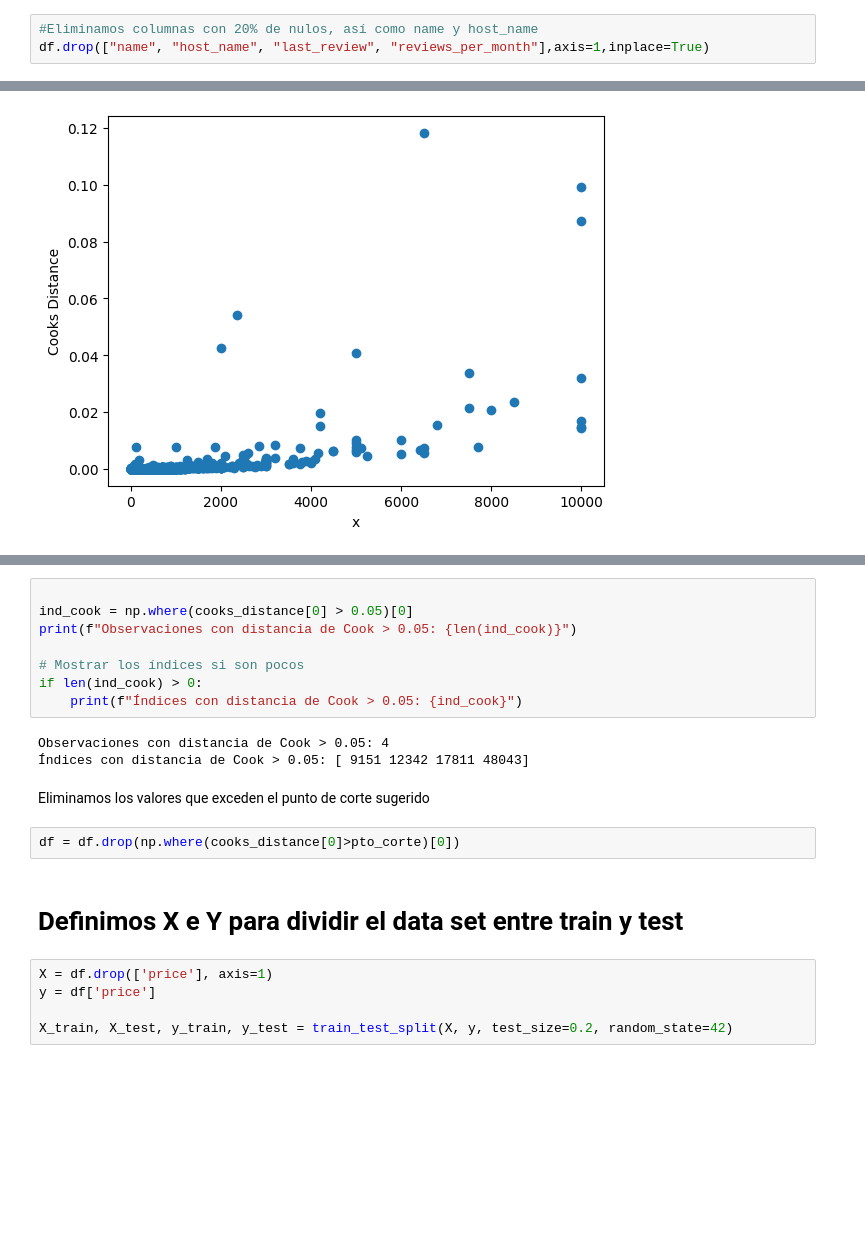
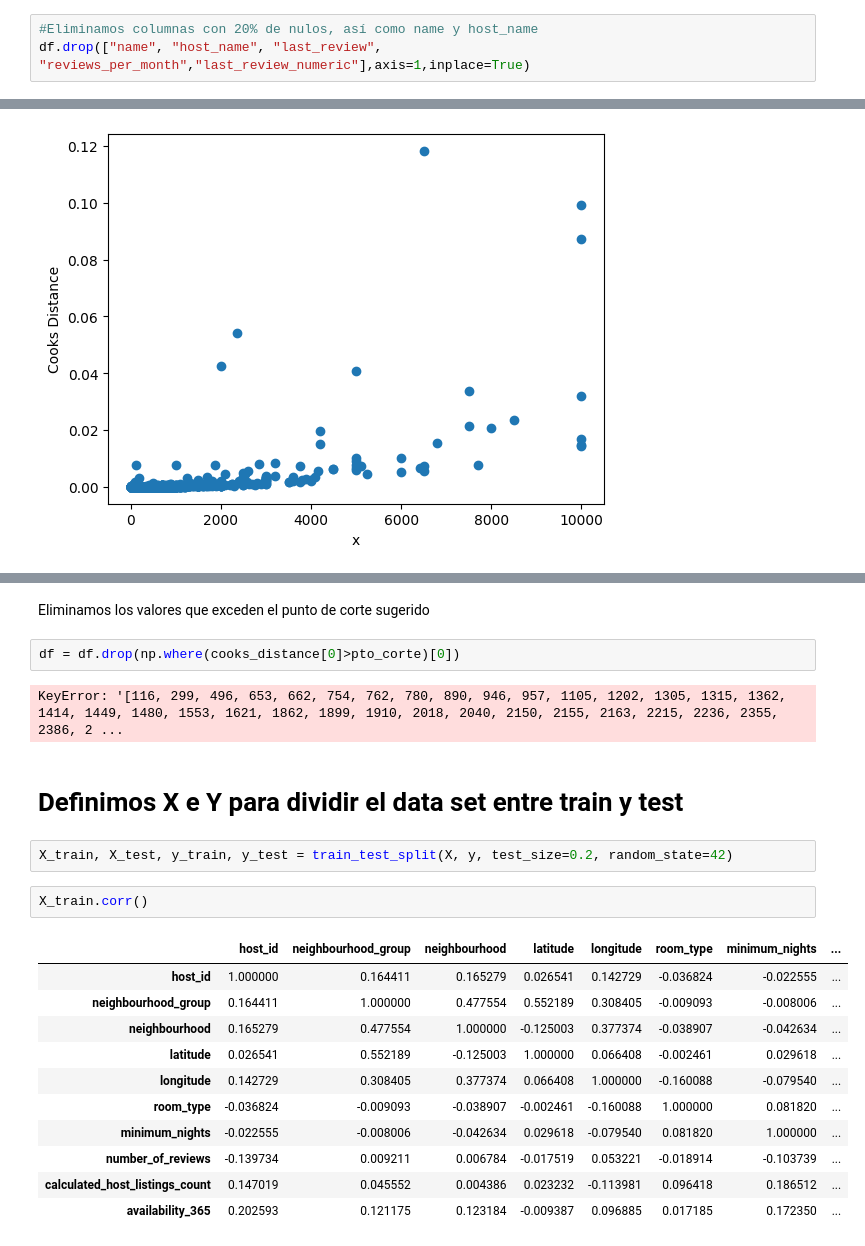
Before and after one commit to 4GeeksAcademy/Data-Preprocessing-Project-Vicente-Polo, a Jupyter notebook: src/explore.ipynb, the cells around one changed output, grey strips where cells are left out. Cells and saved outputs as stored; diff of their text form; blank space fills up the shorter version.

```diff
--- a/src/explore.ipynb
+++ b/src/explore.ipynb
@@ -256,7 +255,7 @@ Podemos sacar la conclusión de que aquellos apartamentos/habitaciones con todos
 # Volviendo al tema de la limpieza de datos, eliminamos los datos correspondientes a review y tambien las columnas name y host_name
 # %%
 #Eliminamos columnas con 20% de nulos, así como name y host_name
-df.drop(["name", "host_name", "last_review", "reviews_per_month"],axis=1,inplace=True)
+df.drop(["name", "host_name", "last_review", "reviews_per_month","last_review_numeric"],axis=1,inplace=True)
 # %%
 #Procedemos a comprobar si aún quedan datos faltantes
 
@@ -316,22 +313,24 @@ Me muestra los valores por encima de 0.05
-# %%
-
-ind_cook = np.where(cooks_distance[0] > 0.05)[0]
-print(f"Observaciones con distancia de Cook > 0.05: {len(ind_cook)}")
-
-# Mostrar los índices si son pocos
-if len(ind_cook) > 0:
-    print(f"Índices con distancia de Cook > 0.05: {ind_cook}")
-# %% [output]
-Observaciones con distancia de Cook > 0.05: 4
-Índices con distancia de Cook > 0.05: [ 9151 12342 17811 48043]
 # %% [markdown]
 Eliminamos los valores que exceden el punto de corte sugerido
 # %%
 df = df.drop(np.where(cooks_distance[0]>pto_corte)[0])
+# %% [output]
+KeyError: '[116, 299, 496, 653, 662, 754, 762, 780, 890, 946, 957, 1105, 1202, 1305, 1315, 1362, 1414, 1449, 1480, 1553, 1621, 1862, 1899, 1910, 2018, 2040, 2150, 2155, 2163, 2215, 2236, 2355, 2386, 2 ...
 # %% [markdown]
 # Definimos X e Y para dividir el data set entre train y test
 # %%
-X = df.drop(['price'], axis=1)
-y = df['price']
-
 X_train, X_test, y_train, y_test = train_test_split(X, y, test_size=0.2, random_state=42)
+# %%
+X_train.corr()
+# %% [output]
+|  | host_id | neighbourhood_group | neighbourhood | latitude | longitude | room_type | minimum_nights | ... |
+| host_id | 1.000000 | 0.164411 | 0.165279 | 0.026541 | 0.142729 | -0.036824 | -0.022555 | ... |
+| neighbourhood_group | 0.164411 | 1.000000 | 0.477554 | 0.552189 | 0.308405 | -0.009093 | -0.008006 | ... |
+| neighbourhood | 0.165279 | 0.477554 | 1.000000 | -0.125003 | 0.377374 | -0.038907 | -0.042634 | ... |
+| latitude | 0.026541 | 0.552189 | -0.125003 | 1.000000 | 0.066408 | -0.002461 | 0.029618 | ... |
+| longitude | 0.142729 | 0.308405 | 0.377374 | 0.066408 | 1.000000 | -0.160088 | -0.079540 | ... |
+| room_type | -0.036824 | -0.009093 | -0.038907 | -0.002461 | -0.160088 | 1.000000 | 0.081820 | ... |
+| minimum_nights | -0.022555 | -0.008006 | -0.042634 | 0.029618 | -0.079540 | 0.081820 | 1.000000 | ... |
+| number_of_reviews | -0.139734 | 0.009211 | 0.006784 | -0.017519 | 0.053221 | -0.018914 | -0.103739 | ... |
+| calculated_host_listings_count | 0.147019 | 0.045552 | 0.004386 | 0.023232 | -0.113981 | 0.096418 | 0.186512 | ... |
+| availability_365 | 0.202593 | 0.121175 | 0.123184 | -0.009387 | 0.096885 | 0.017185 | 0.172350 | ... |
```
Also changed, not shown: parts of 13 cells of this notebook.
